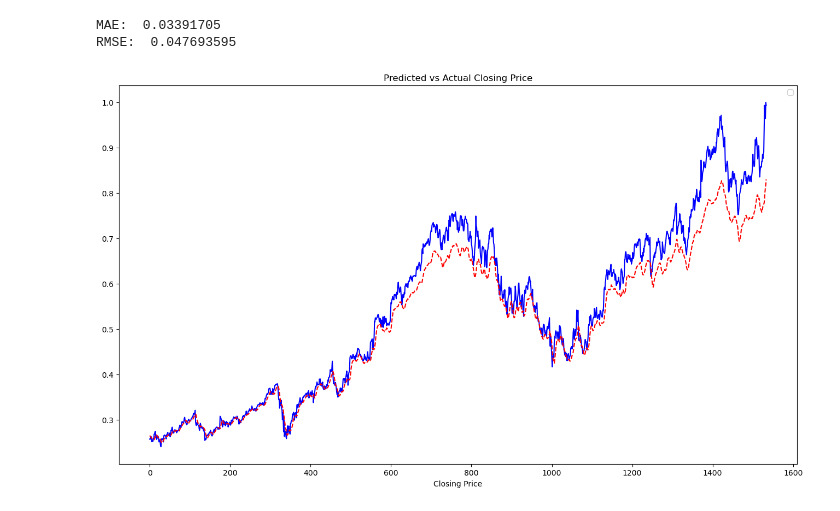
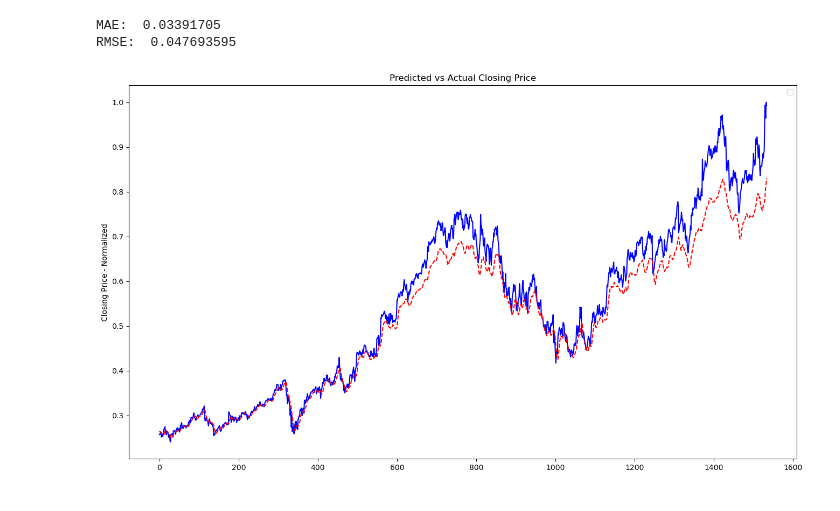
Before and after one commit to jisoawe/ltsm_google_stock, a Jupyter notebook: Google_Stock_LSTM.ipynb, the cells around one changed output. Saved outputs shown, nothing was run; the diff lists cells and outputs as text; code cells hidden in the pictures.

```diff
--- a/Google_Stock_LSTM.ipynb
+++ b/Google_Stock_LSTM.ipynb
@@ -220,15 +222,3 @@ epoch 10/50, Loss: 0.0000274060
 epoch 11/50, Loss: 0.0000202714
 epoch 12/50, Loss: 0.0000182541
 ... (38 outputs left out)
-# %%
-# Verification code
-for seq, labels in train_loader:
-    print("\nFeature dimensions:", seq.shape)
-    print("\nFeatures per timestep:")
-    feature_names = ['Open', 'High', 'Low', 'Daily_Return', 'Volume']
-    for i, feature in enumerate(feature_names):
-        print(f"Feature {i}: {feature}")
-
-    print("\nSample sequence (first time step):")
-    print(seq[0][0])  # First sequence, first timestamp
-    break
@@ -269,10 +239,10 @@ RMSE:  0.047693595
 # %%
 plt.figure(figsize = (16, 9))
 plt.plot(test_labels, color = 'blue')
 plt.plot(predictions, color = 'red', linestyle = 'dashed')
 plt.title('Predicted vs Actual Closing Price')
 plt.legend()
-plt.xlabel('Closing Price')
+plt.ylabel('Closing Price - Normalized')
 plt.show()
 # %% [output]
-[figure, old version]
+[figure, new version]
```
Also changed, not shown: parts of 4 cells of this notebook.
